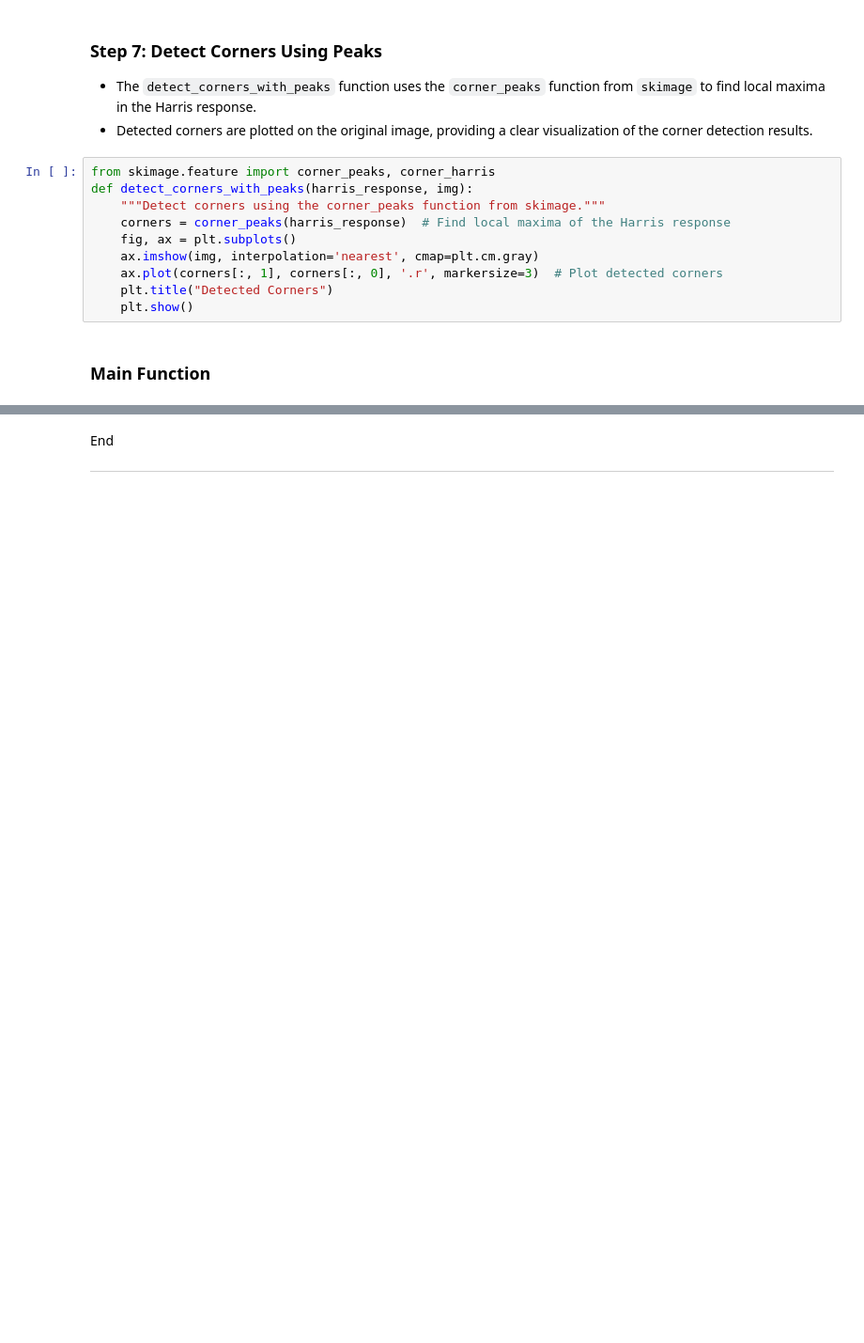
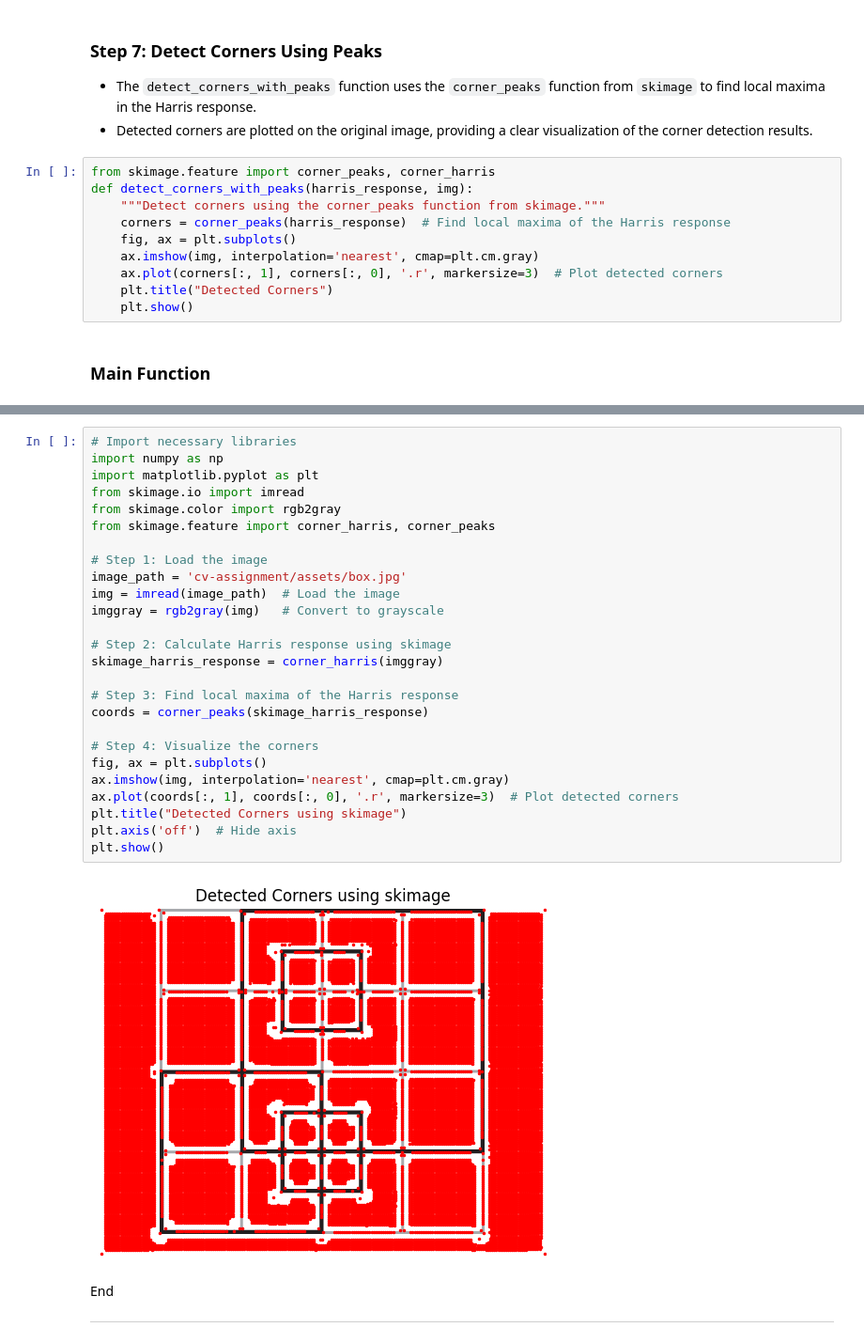
Before and after one commit to ranjanchoubey/cv-assignment, a Jupyter notebook: Harris-Corner-Detector.ipynb, the cells around one changed output, grey strips where cells are left out. Shown at 94% size. Drawn from its saved outputs; the diff is of its cells as text; blank space fills up the shorter version.

```diff
--- a/Harris-Corner-Detector.ipynb
+++ b/Harris-Corner-Detector.ipynb
@@ -194,3 +205,31 @@ Corner detection completed. done!!!
+# %%
+# Import necessary libraries
+import numpy as np
+import matplotlib.pyplot as plt
+from skimage.io import imread
+from skimage.color import rgb2gray
+from skimage.feature import corner_harris, corner_peaks
+
+# Step 1: Load the image
+image_path = 'cv-assignment/assets/box.jpg'
+img = imread(image_path)  # Load the image
+imggray = rgb2gray(img)   # Convert to grayscale
+
+# Step 2: Calculate Harris response using skimage
+skimage_harris_response = corner_harris(imggray)
+
+# Step 3: Find local maxima of the Harris response
+coords = corner_peaks(skimage_harris_response)
+
+# Step 4: Visualize the corners
+fig, ax = plt.subplots()
+ax.imshow(img, interpolation='nearest', cmap=plt.cm.gray)
+ax.plot(coords[:, 1], coords[:, 0], '.r', markersize=3)  # Plot detected corners
+plt.title("Detected Corners using skimage")
+plt.axis('off')  # Hide axis
+plt.show()
+# %% [output]
+[figure, added]
 # %% [markdown]
 End
 
```
Also changed, not shown: parts of 5 cells of this notebook.
